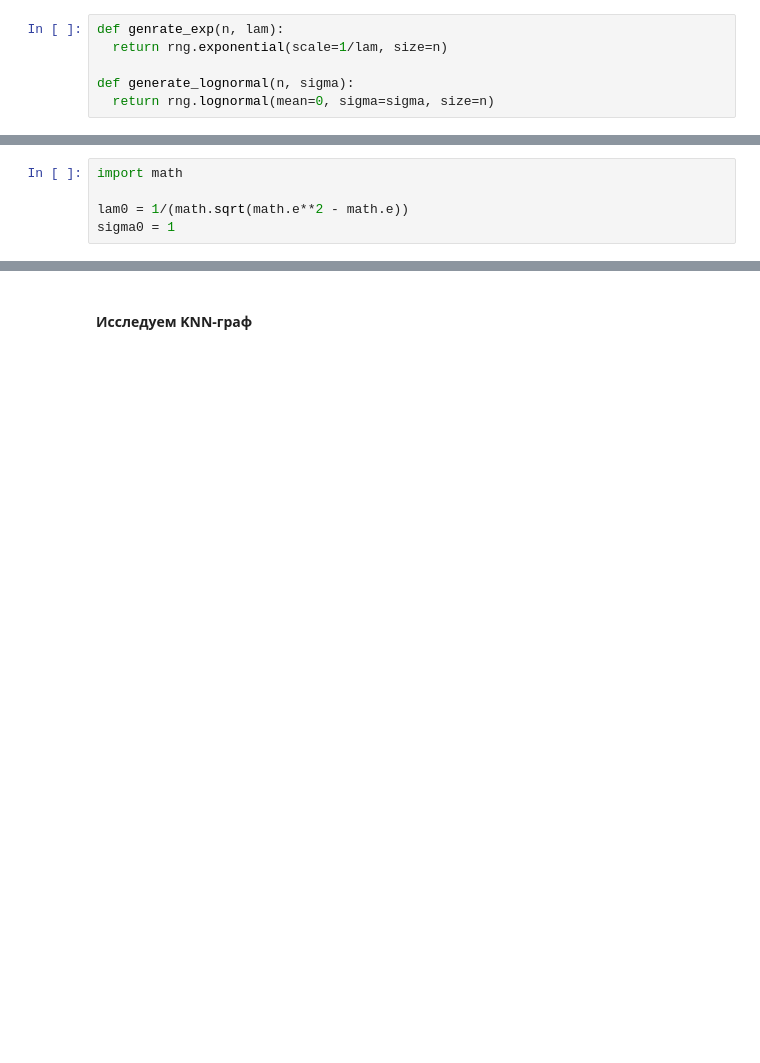
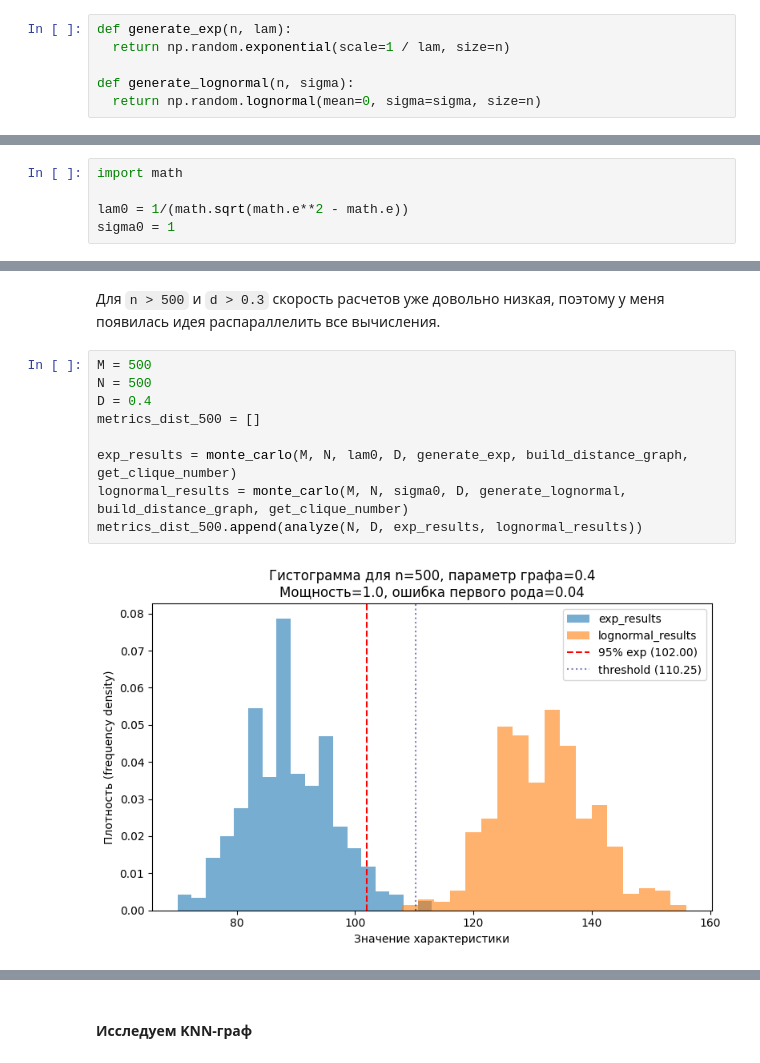
Before and after one commit to Win4ap/dm-random-graphs, a Jupyter notebook: src/exp-lognormal.ipynb, the cells around one changed output, grey strips where cells are left out. Saved outputs shown, nothing was run; the diff lists cells and outputs as text; blank space fills up the shorter version.

```diff
--- a/src/exp-lognormal.ipynb
+++ b/src/exp-lognormal.ipynb
@@ -17,9 +11,9 @@ rng = default_rng(seed=SEED)
 # %%
-def genrate_exp(n, lam):
-  return rng.exponential(scale=1/lam, size=n)
+def generate_exp(n, lam):
+  return np.random.exponential(scale=1 / lam, size=n)
 
 def generate_lognormal(n, sigma):
-  return rng.lognormal(mean=0, sigma=sigma, size=n)
+  return np.random.lognormal(mean=0, sigma=sigma, size=n)
 # %% [markdown]
 **Построение KNN-графа** \
 Построим KNN-граф на нашей случайной выборке $\Xi$
@@ -90,0 +240,13 @@ sigma0 = 1
+# %% [markdown]
+Для `n > 500` и `d > 0.3` скорость расчетов уже довольно низкая, поэтому у меня появилась идея распараллелить все вычисления.
+# %%
+M = 500
+N = 500
+D = 0.4
+metrics_dist_500 = []
+
+exp_results = monte_carlo(M, N, lam0, D, generate_exp, build_distance_graph, get_clique_number)
+lognormal_results = monte_carlo(M, N, sigma0, D, generate_lognormal, build_distance_graph, get_clique_number)
+metrics_dist_500.append(analyze(N, D, exp_results, lognormal_results))
+# %% [output]
+[figure, added]
```
Also changed, not shown: parts of 50 cells of this notebook.
